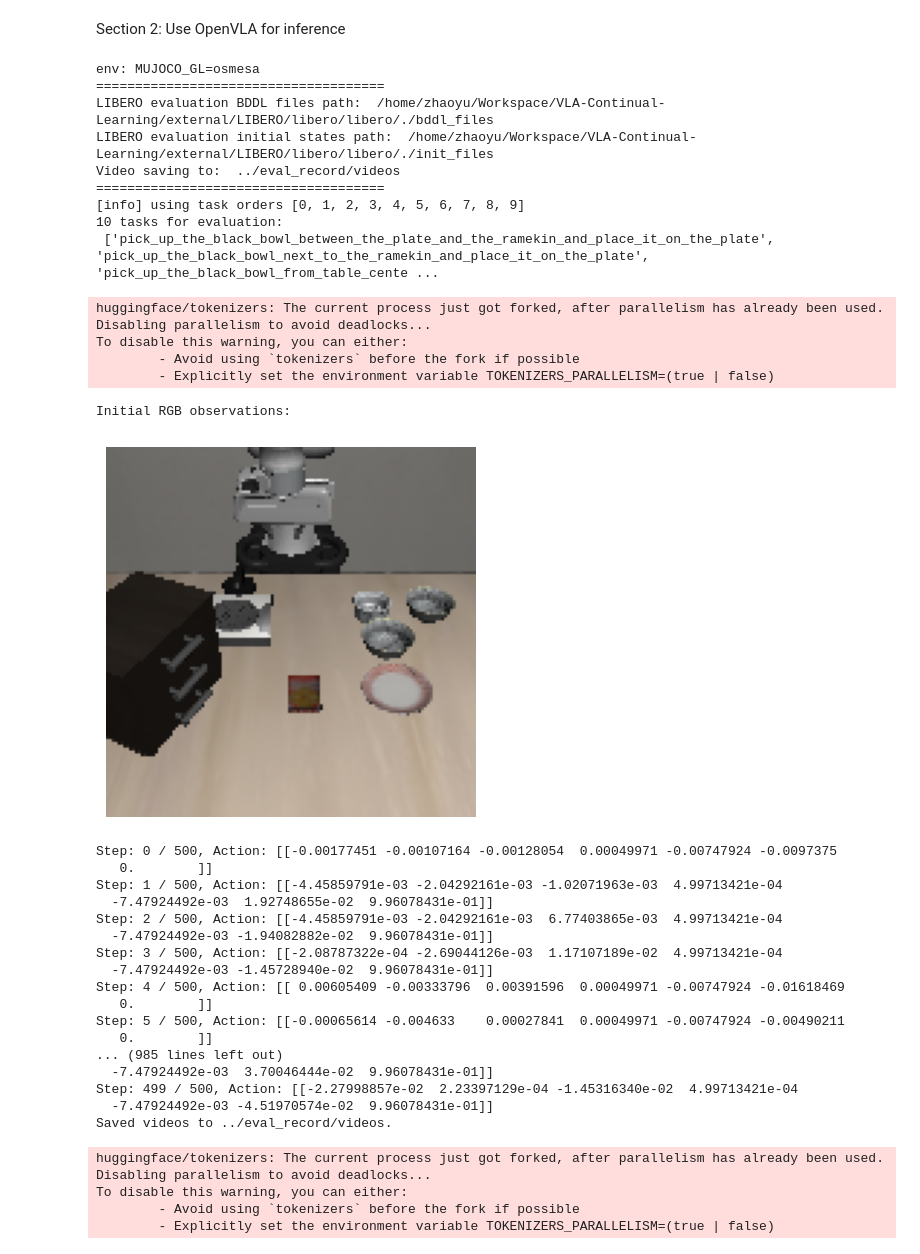
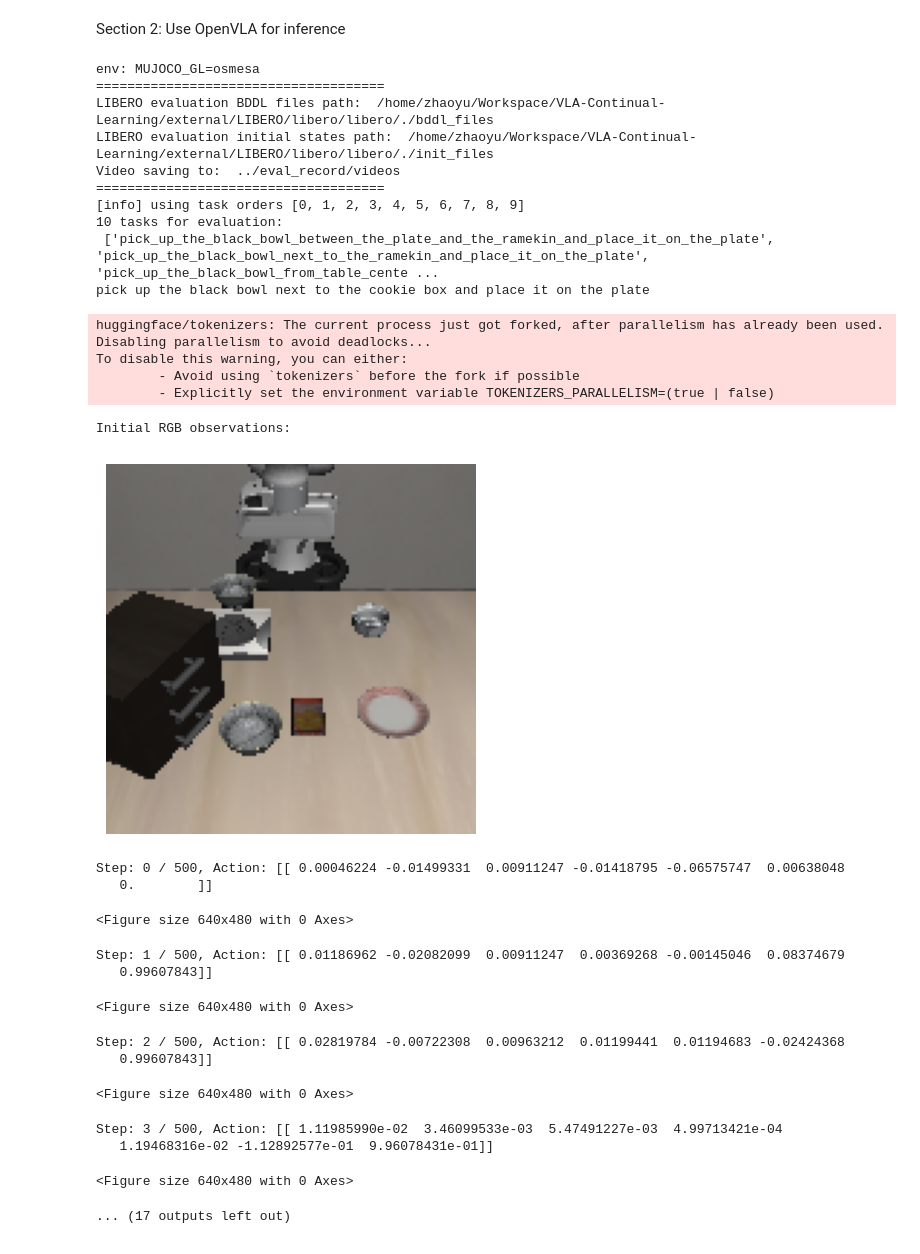
Before and after one commit to object814/VLA-Continual-Learning, a Jupyter notebook: notebooks/evaluate_LIBERO.ipynb, the cells around one changed output. Saved outputs shown, nothing was run; the diff lists cells and outputs as text; code cells hidden in the pictures.

```diff
--- a/notebooks/evaluate_LIBERO.ipynb
+++ b/notebooks/evaluate_LIBERO.ipynb
@@ -46,6 +52,8 @@ import random
 import matplotlib.pyplot as plt
 import torch
 from PIL import Image
+from IPython.display import display, clear_output
+
 # Add VLA_DIR to PYTHONPATH
 sys.path.append(os.path.abspath(os.path.join(os.path.dirname('__file__'), '../')))
 # Add LIBERO to PYTHONPATH
@@ -71,6 +79,7 @@ from utils.LIBERO_utils import get_task_names, extract_task_info, extract_env_ob
 ## User specific configurations
 # TODO: change this into argparse for user input in python file
 DATASET_NAME = "libero_spatial" # "libero_object", "libero_spatial", "libero_goal", "libero_10", "libero_90"
+TASK_NAME = "pick_up_the_black_bowl_next_to_the_cookie_box_and_place_it_on_the_plate"
 SAVE_VIDEO = True # save video of the evaluation process
 EVAL_MAX_STEP = 500 # maximum number of steps for evaluation
 DEVICE_ID = 6 # GPU device id for rendering
@@ -97,12 +106,13 @@ benchmark_instance = benchmark_dict[DATASET_NAME]()
 tasks_num_eval = benchmark_instance.get_num_tasks() # number of tasks for evaluation
 task_names_eval = benchmark_instance.get_task_names() # task names for evaluation
 print(f"{tasks_num_eval} tasks for evaluation:\n {task_names_eval}")
+# find the position for TASK_NAME in task_names_eval
+task_id_eval = task_names_eval.index(TASK_NAME)
 
 # load a task for evaluation
-task_id_eval = 0 # TODO: change this into for loop for all tasks
 task_eval = benchmark_instance.get_task(task_id_eval)
 language_instruction_eval = benchmark_instance.get_task(task_id_eval).language # language instruction for the task
-# print(language_instruction_eval)
+print(language_instruction_eval)
 
 ## Evaluation
 with Timer() as t, VideoWriter(VIDEO_FOLDER, SAVE_VIDEO) as video_writer:
@@ -135,10 +145,11 @@ with Timer() as t, VideoWriter(VIDEO_FOLDER, SAVE_VIDEO) as video_writer:
             env.step(np.zeros((PARALLEL_ENVS, 7)))
 
     print("Initial RGB observations:")
+    fig, ax = plt.subplots()
     stacked_image = np.hstack([obs[k]["agentview_image"][::-1] for k in range(PARALLEL_ENVS)])
-    plt.imshow(stacked_image)
+    im = ax.imshow(stacked_image)
     plt.axis('off')
-    plt.show()
+    plt.show(block=False)
 
     ## Testing environment with specific actions
     '''
@@ -157,19 +168,30 @@ with Timer() as t, VideoWriter(VIDEO_FOLDER, SAVE_VIDEO) as video_writer:
         for _ in range(EVAL_MAX_STEP):
             # collect image
             image = obs[0]["agentview_image"][::-1]
-            image = Image.fromarray(image)
+            image_vis = Image.fromarray(image)
             prompt = f"In: What action should the robot take to {language_instruction_eval}?\nOut:"
             # Process the image and prompt
             with torch.no_grad():
-                inputs = processor(prompt, image).to(f"cuda:{DEVICE_ID}", dtype=torch.bfloat16)
+                inputs = processor(images=image_vis, text=prompt, return_tensors="pt").to(f"cuda:{DEVICE_ID}", dtype=torch.bfloat16)
                 # generate actions using OpenVLA
                 action = vla.predict_action(**inputs, unnorm_key="bridge_orig", do_sample=False)
             action = np.array([action])
             # step the environment
             obs, reward, done, info = env.step(action)
+            for k in range(PARALLEL_ENVS):
+                dones[k] = dones[k] or done[k]
+            if all(dones):
+                break
             # record video
             video_writer.append_vector_obs(obs, done, camera_name="agentview_image")
             print(f"Step: {_} / {EVAL_MAX_STEP}, Action: {action}")
+            # visualize every step as image
+            vis = np.hstack([obs[k]["agentview_image"][::-1] for k in range(PARALLEL_ENVS)])
+            im.set_data(vis)
+            clear_output(wait=True)  # Clear the previous output
+            display(fig)  # Display the updated figure
+            plt.pause(0.001)
+
 
         env.close()
 
@@ -186,52 +208,45 @@ with Timer() as t, VideoWriter(VIDEO_FOLDER, SAVE_VIDEO) as video_writer:
     #     # generate prompts based on the language instruction
     #     prompts = [f"In: What action should the robot take to {language_instruction_eval}?\nOut:" for _ in range(PARALLEL_ENVS)]
     #     # Process the images and prompts
     #     inputs = processor(text=prompts, images=images_batch, return_tensors="pt", padding=True).to("cuda:2")
     #     for key, value in inputs.items():
     #         print(f"Shape of {key}: {value.shape}")
     #     # generate actions using OpenVLA
     #     with torch.no_grad():
     #         actions = vla.predict_action(**inputs, unnorm_key="bridge_orig", do_sample=False)
 
     #     # step the environment
     #     obs, reward, done, info = env.step(actions)
 
     #     # record video
     #     video_writer.append_vector_obs(obs, done, camera_name="agentview_image")
 # %% [output]
 env: MUJOCO_GL=osmesa
 =====================================
 LIBERO evaluation BDDL files path:  /home/zhaoyu/Workspace/VLA-Continual-Learning/external/LIBERO/libero/libero/./bddl_files
 LIBERO evaluation initial states path:  /home/zhaoyu/Workspace/VLA-Continual-Learning/external/LIBERO/libero/libero/./init_files
 Video saving to:  ../eval_record/videos
 =====================================
 [info] using task orders [0, 1, 2, 3, 4, 5, 6, 7, 8, 9]
 10 tasks for evaluation:
  ['pick_up_the_black_bowl_between_the_plate_and_the_ramekin_and_place_it_on_the_plate', 'pick_up_the_black_bowl_next_to_the_ramekin_and_place_it_on_the_plate', 'pick_up_the_black_bowl_from_table_cente ...
+pick up the black bowl next to the cookie box and place it on the plate
 huggingface/tokenizers: The current process just got forked, after parallelism has already been used. Disabling parallelism to avoid deadlocks...
 To disable this warning, you can either:
         - Avoid using `tokenizers` before the fork if possible
         - Explicitly set the environment variable TOKENIZERS_PARALLELISM=(true | false)
 Initial RGB observations:
-[figure, old version]
+[figure, new version]
-Step: 0 / 500, Action: [[-0.00177451 -0.00107164 -0.00128054  0.00049971 -0.00747924 -0.0097375
+Step: 0 / 500, Action: [[ 0.00046224 -0.01499331  0.00911247 -0.01418795 -0.06575747  0.00638048
    0.        ]]
-Step: 1 / 500, Action: [[-4.45859791e-03 -2.04292161e-03 -1.02071963e-03  4.99713421e-04
-  -7.47924492e-03  1.92748655e-02  9.96078431e-01]]
-Step: 2 / 500, Action: [[-4.45859791e-03 -2.04292161e-03  6.77403865e-03  4.99713421e-04
-  -7.47924492e-03 -1.94082882e-02  9.96078431e-01]]
-Step: 3 / 500, Action: [[-2.08787322e-04 -2.69044126e-03  1.17107189e-02  4.99713421e-04
-  -7.47924492e-03 -1.45728940e-02  9.96078431e-01]]
-Step: 4 / 500, Action: [[ 0.00605409 -0.00333796  0.00391596  0.00049971 -0.00747924 -0.01618469
-   0.        ]]
-Step: 5 / 500, Action: [[-0.00065614 -0.004633    0.00027841  0.00049971 -0.00747924 -0.00490211
-   0.        ]]
-... (985 lines left out)
-  -7.47924492e-03  3.70046444e-02  9.96078431e-01]]
-Step: 499 / 500, Action: [[-2.27998857e-02  2.23397129e-04 -1.45316340e-02  4.99713421e-04
-  -7.47924492e-03 -4.51970574e-02  9.96078431e-01]]
-Saved videos to ../eval_record/videos.
-huggingface/tokenizers: The current process just got forked, after parallelism has already been used. Disabling parallelism to avoid deadlocks...
-To disable this warning, you can either:
-        - Avoid using `tokenizers` before the fork if possible
-        - Explicitly set the environment variable TOKENIZERS_PARALLELISM=(true | false)
+<Figure size 640x480 with 0 Axes>
+Step: 1 / 500, Action: [[ 0.01186962 -0.02082099  0.00911247  0.00369268 -0.00145046  0.08374679
+   0.99607843]]
+<Figure size 640x480 with 0 Axes>
+Step: 2 / 500, Action: [[ 0.02819784 -0.00722308  0.00963212  0.01199441  0.01194683 -0.02424368
+   0.99607843]]
+<Figure size 640x480 with 0 Axes>
+Step: 3 / 500, Action: [[ 1.11985990e-02  3.46099533e-03  5.47491227e-03  4.99713421e-04
+   1.19468316e-02 -1.12892577e-01  9.96078431e-01]]
+<Figure size 640x480 with 0 Axes>
+... (17 outputs left out)
```
Also changed, not shown: parts of 1 cell of this notebook, 3 other files.
